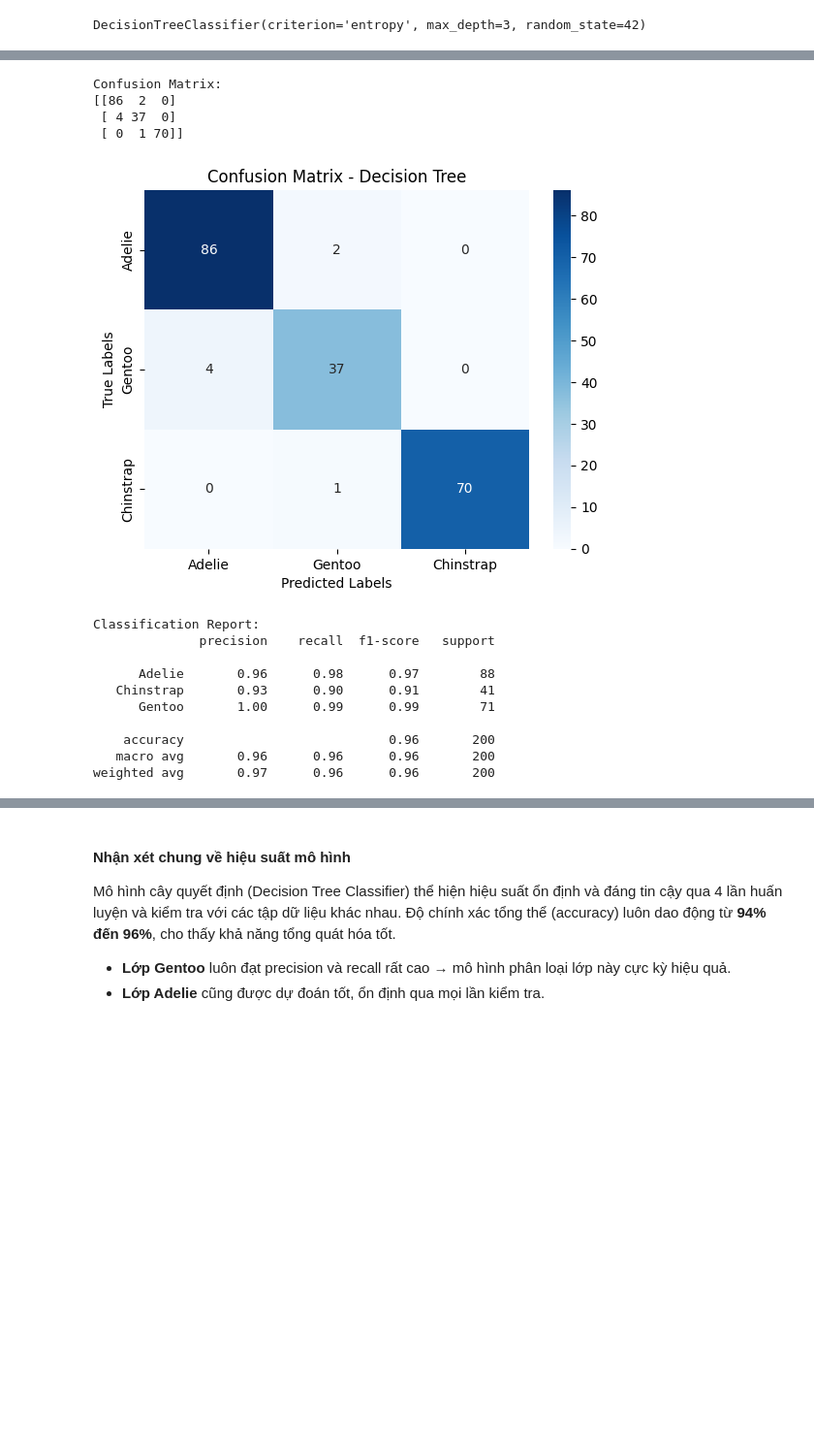
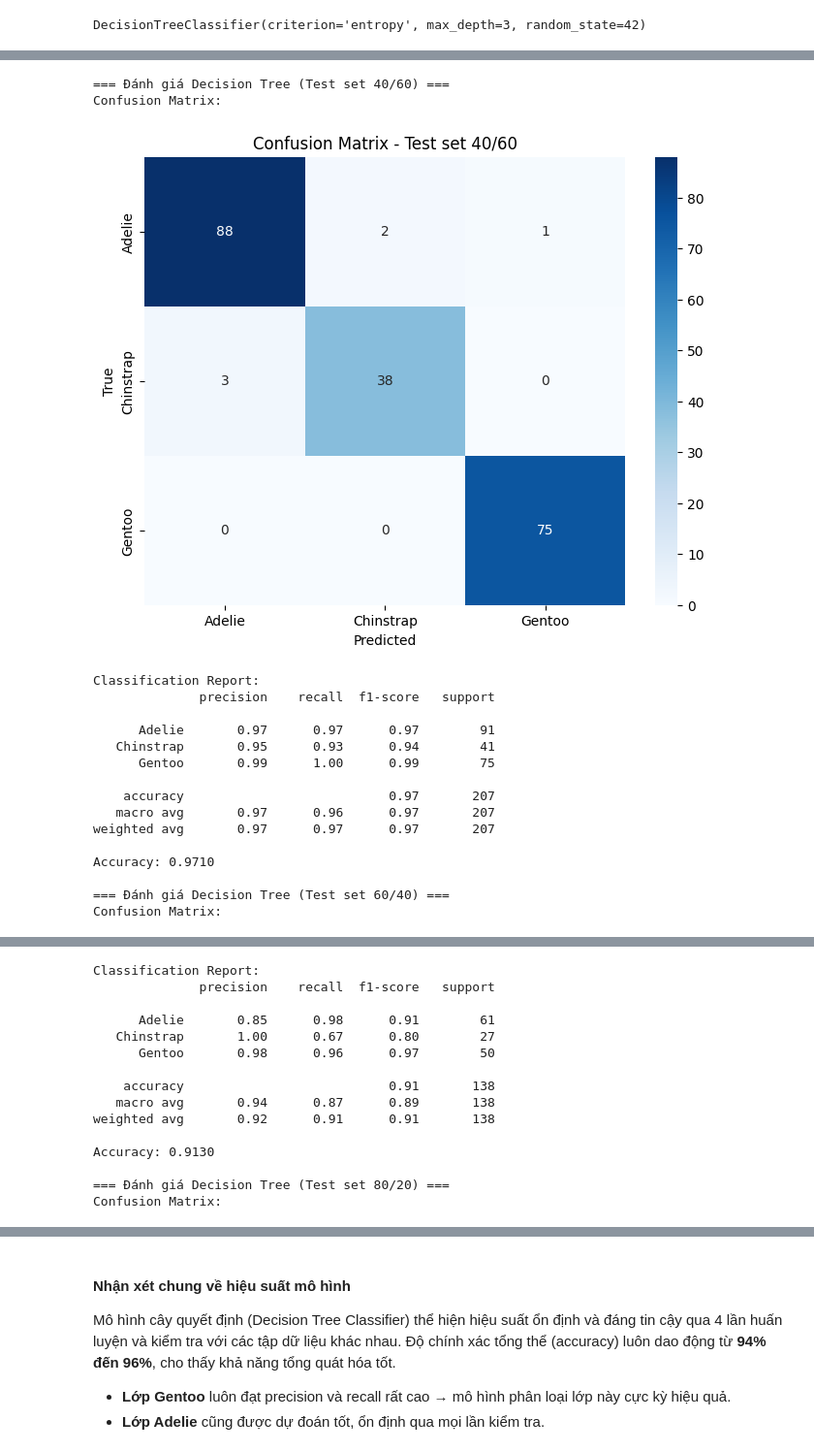
Before and after one commit to mandeotv1234/AI_Project02, a Jupyter notebook: Decision-Tree-AI-Project-main/penguins.ipynb, the cells around one changed output, grey strips where cells are left out. Shown at 97% size. Saved outputs shown, nothing was run; the diff lists cells and outputs as text; code cells hidden in the pictures; blank space fills up the shorter version.

```diff
--- a/Decision-Tree-AI-Project-main/penguins.ipynb
+++ b/Decision-Tree-AI-Project-main/penguins.ipynb
@@ -388,31 +392,43 @@ Mục tiêu: Đánh giá hiệu quả phân loại và xác định mô hình đ
 # %%
-y_pred = clf.predict(features_test1)
-cm = confusion_matrix(labels_test1, y_pred)
-print("Confusion Matrix:")
-print(cm)
-sns.heatmap(cm, annot=True, fmt='d', cmap='Blues',
-            xticklabels=['Adelie', 'Gentoo', 'Chinstrap'],
-            yticklabels=['Adelie', 'Gentoo', 'Chinstrap'])
+test_sets = [
+    (clf, features_test1, labels_test1, "40/60"),
+    (clf2, features_test2, labels_test2, "60/40"),
+    (clf3, features_test3, labels_test3, "80/20"),
+    (clf4, features_test4, labels_test4, "90/10"),
+]
 
-plt.xlabel('Predicted Labels')
-plt.ylabel('True Labels')
-plt.title('Confusion Matrix - Decision Tree')
-plt.show()
-print("\nClassification Report:")
-print(classification_report(labels_test1, y_pred))
+for clf, X_test, y_test, ratio in test_sets:
+    y_pred = clf.predict(X_test)
+    print(f"\n=== Đánh giá Decision Tree (Test set {ratio}) ===")
+    print("Confusion Matrix:")
+    cm = confusion_matrix(y_test, y_pred, labels=['Adelie', 'Chinstrap', 'Gentoo'])
+    plt.figure(figsize=(8,6))
+    sns.heatmap(cm, annot=True, fmt='d', cmap='Blues',
+                xticklabels=['Adelie', 'Chinstrap', 'Gentoo'],
+                yticklabels=['Adelie', 'Chinstrap', 'Gentoo'])
+    plt.xlabel('Predicted')
+    plt.ylabel('True')
+    plt.title(f'Confusion Matrix - Test set {ratio}')
+    plt.show()
+    print("Classification Report:")
+    print(classification_report(y_test, y_pred, target_names=['Adelie', 'Chinstrap', 'Gentoo']))
+    print(f"Accuracy: {accuracy_score(y_test, y_pred):.4f}")
 # %% [output]
+=== Đánh giá Decision Tree (Test set 40/60) ===
 Confusion Matrix:
-[[86  2  0]
- [ 4 37  0]
- [ 0  1 70]]
-[figure, old version]
+[figure, new version]
 Classification Report:
               precision    recall  f1-score   support
 
-      Adelie       0.96      0.98      0.97        88
-   Chinstrap       0.93      0.90      0.91        41
-      Gentoo       1.00      0.99      0.99        71
+      Adelie       0.97      0.97      0.97        91
+   Chinstrap       0.95      0.93      0.94        41
+      Gentoo       0.99      1.00      0.99        75
 
-    accuracy                           0.96       200
-   macro avg       0.96      0.96      0.96       200
-weighted avg       0.97      0.96      0.96       200
+    accuracy                           0.97       207
+   macro avg       0.97      0.96      0.97       207
+weighted avg       0.97      0.97      0.97       207
+
+Accuracy: 0.9710
+
+=== Đánh giá Decision Tree (Test set 60/40) ===
+Confusion Matrix:
@@ -418,0 +436,15 @@ weighted avg       0.97      0.96      0.96       200
+Classification Report:
+              precision    recall  f1-score   support
+
+      Adelie       0.85      0.98      0.91        61
+   Chinstrap       1.00      0.67      0.80        27
+      Gentoo       0.98      0.96      0.97        50
+
+    accuracy                           0.91       138
+   macro avg       0.94      0.87      0.89       138
+weighted avg       0.92      0.91      0.91       138
+
+Accuracy: 0.9130
+
+=== Đánh giá Decision Tree (Test set 80/20) ===
+Confusion Matrix:
```
Also changed, not shown: parts of 32 cells of this notebook, 1 other file.
